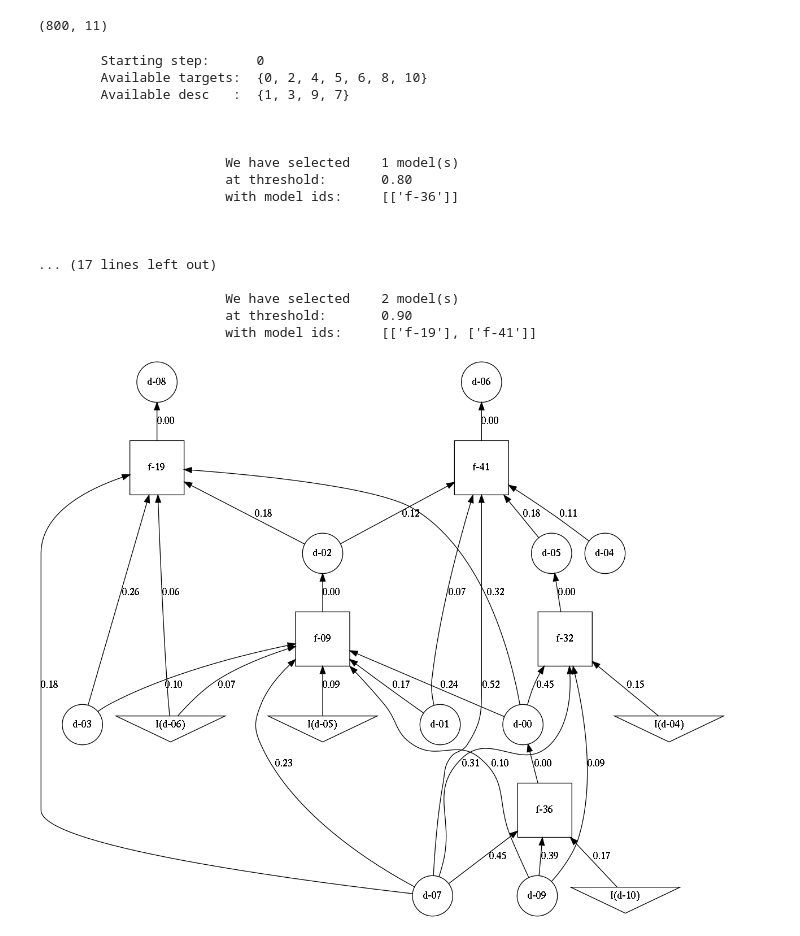
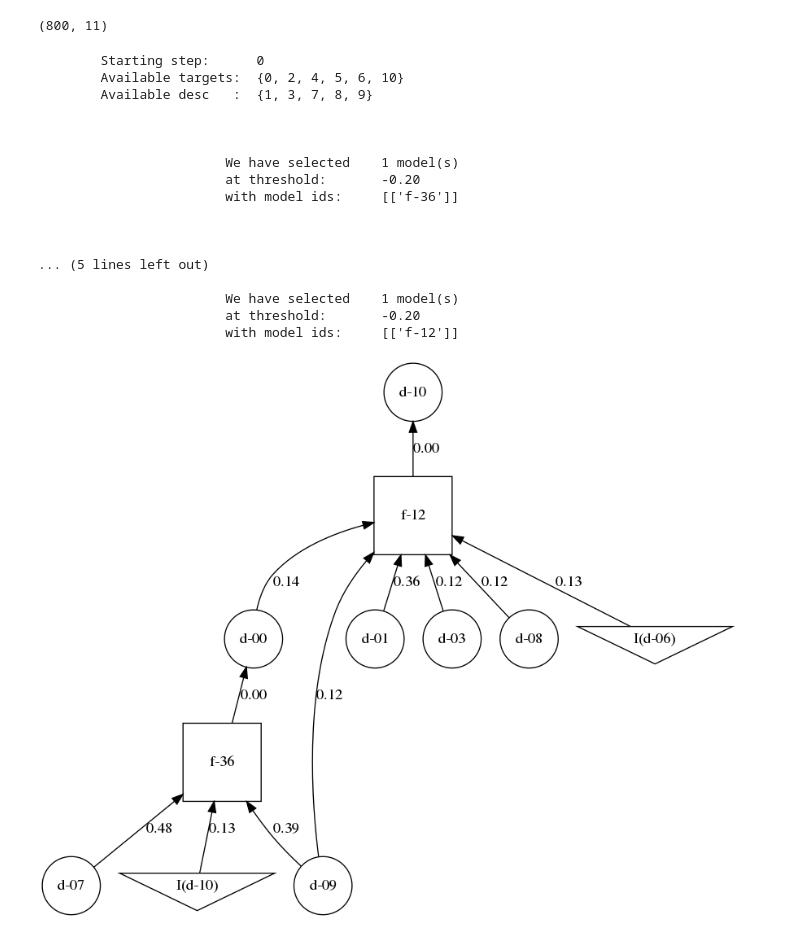
Before and after one commit to eliavw/morpheus, a Jupyter notebook: note/190430 - Prediction Algos Complete.ipynb, the cells around one changed output. Drawn from its saved outputs; the diff is of its cells as text; code cells hidden in the pictures.

```diff
--- a/note/190430 - Prediction Algos Complete.ipynb
+++ b/note/190430 - Prediction Algos Complete.ipynb
@@ -283,30 +287,30 @@ data.shape
 (800, 11)
 # %%
 # Compute
-q_code = np.array([-1,0,-1,0,-1, -1,-1,0,1,0, 1])
-g_it = it_algorithm(g_list_it, q_code, max_steps=3)
+q_code = np.array([-1,0,-1,0,-1, -1,-1,0,0,0, 1])
+g_it = it_algorithm(g_list_it, q_code, max_steps=4)
 
 # show your work
 fname = to_dot(g_it, fname='it', fi_labels=True)
 !dot -T png ./tmp/it.dot > ./tmp/it.png  # Bash command (This can be done nicer, but is tricky)
 
 display(Image('tmp/it.png'))
 # %% [output]
         Starting step:      0
-        Available targets:  {0, 2, 4, 5, 6, 8, 10}
-        Available desc   :  {1, 3, 9, 7}
+        Available targets:  {0, 2, 4, 5, 6, 10}
+        Available desc   :  {1, 3, 7, 8, 9}
 
 
 
                         We have selected    1 model(s)
-                        at threshold:       0.80
+                        at threshold:       -0.20
                         with model ids:     [['f-36']]
 
 
 
-... (17 lines left out)
+... (5 lines left out)
 
-                        We have selected    2 model(s)
-                        at threshold:       0.90
-                        with model ids:     [['f-19'], ['f-41']]
+                        We have selected    1 model(s)
+                        at threshold:       -0.20
+                        with model ids:     [['f-12']]
-[figure, old version]
+[figure, new version]
```
Also changed, not shown: parts of 9 cells of this notebook, 1 other file.
